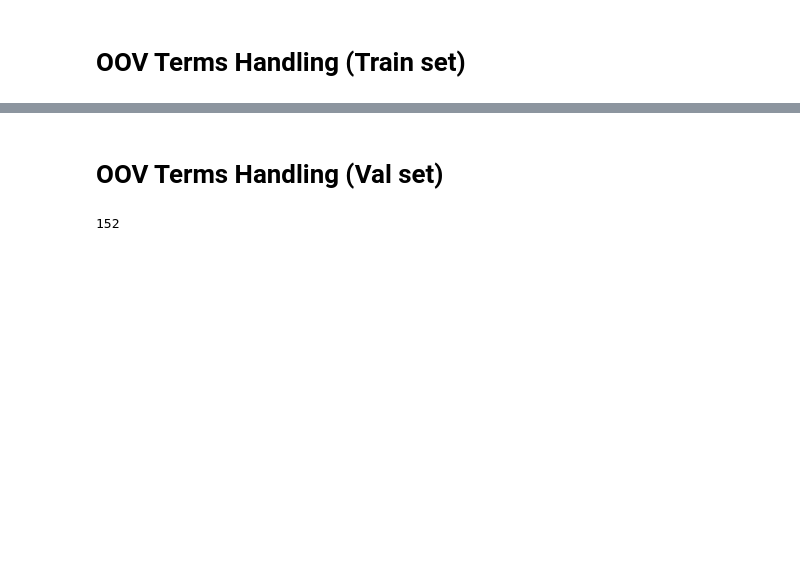
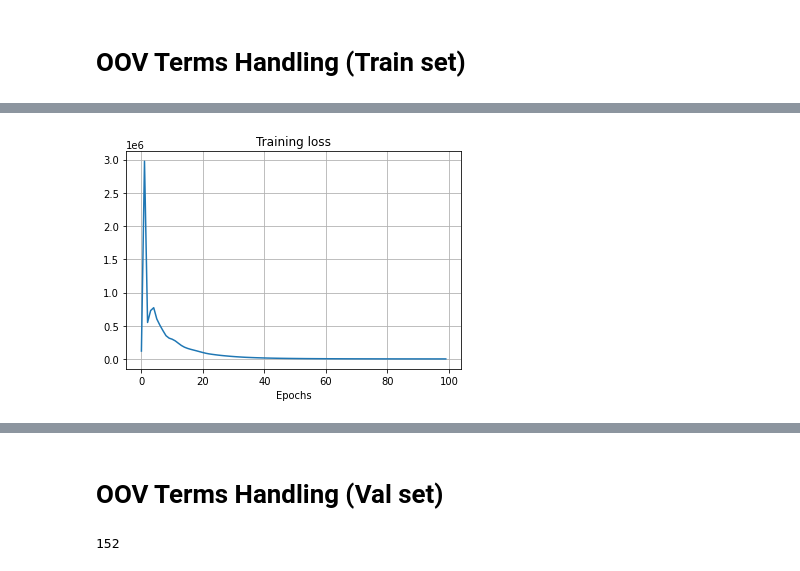
Before and after one commit to EnricoPittini/POS-tagging, a Jupyter notebook: 1) oov handling.ipynb, the cells around one changed output, grey strips where cells are left out. Saved outputs shown, nothing was run; the diff lists cells and outputs as text; code cells hidden in the pictures; blank space fills up the shorter version.

```diff
--- a/1) oov handling.ipynb
+++ b/1) oov handling.ipynb
@@ -114,0 +96,8 @@ len(extended_embedding_model)
+# %%
+from utils.oov_handler import extend_embedding_model
+
+extended_embedding_model, vocabulary_trainVal, trained_parameters_dict_trainVal = extend_embedding_model(embedding_model=extended_embedding_model,
+                                                                                                texts=texts_train+texts_val,
+                                                                                                previous_vocabulary=vocabulary_training,
+                                                                                                previous_trained_parameters_dict=trained_parameters_dict_training)
+# %% [output]
@@ -114,0 +118 @@ len(extended_embedding_model)
+[figure, added]
```
Also changed, not shown: parts of 24 cells of this notebook.
